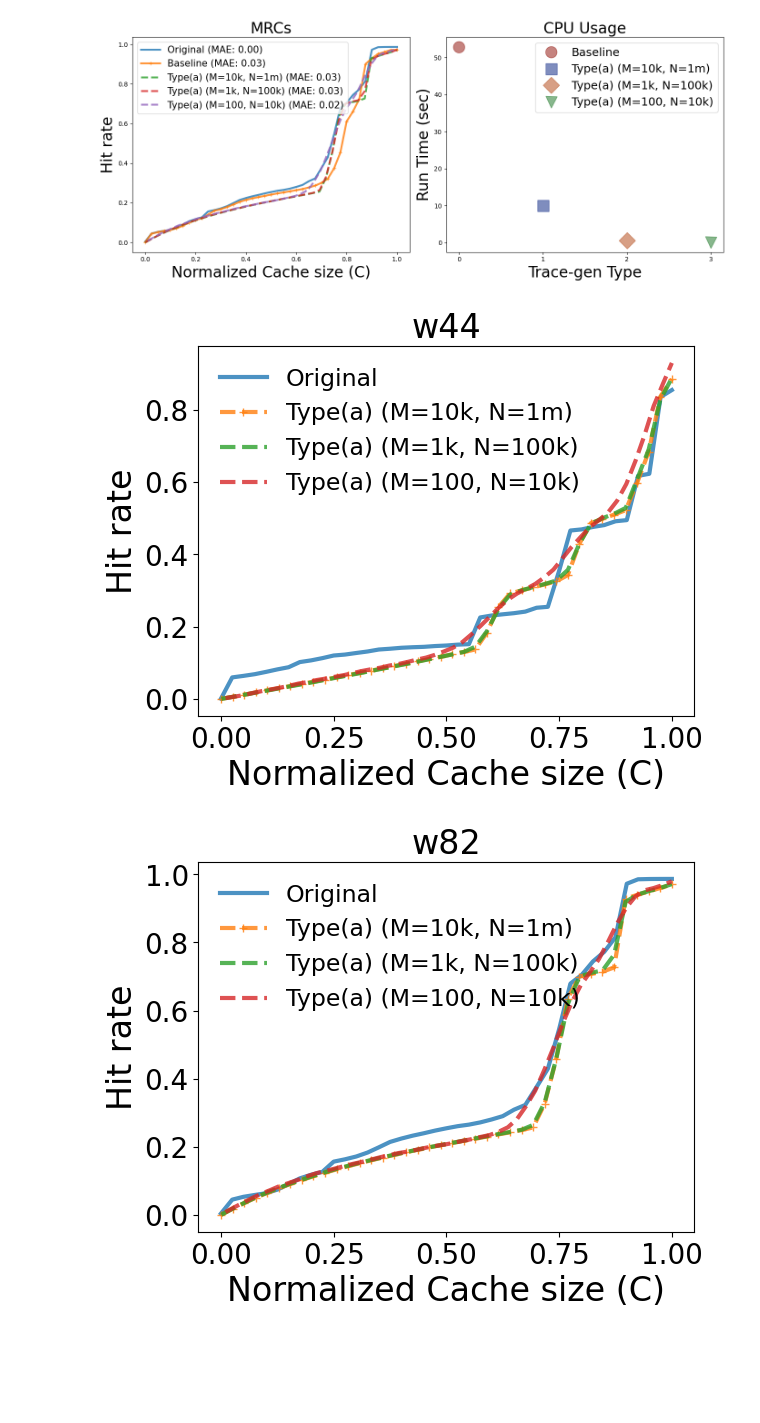
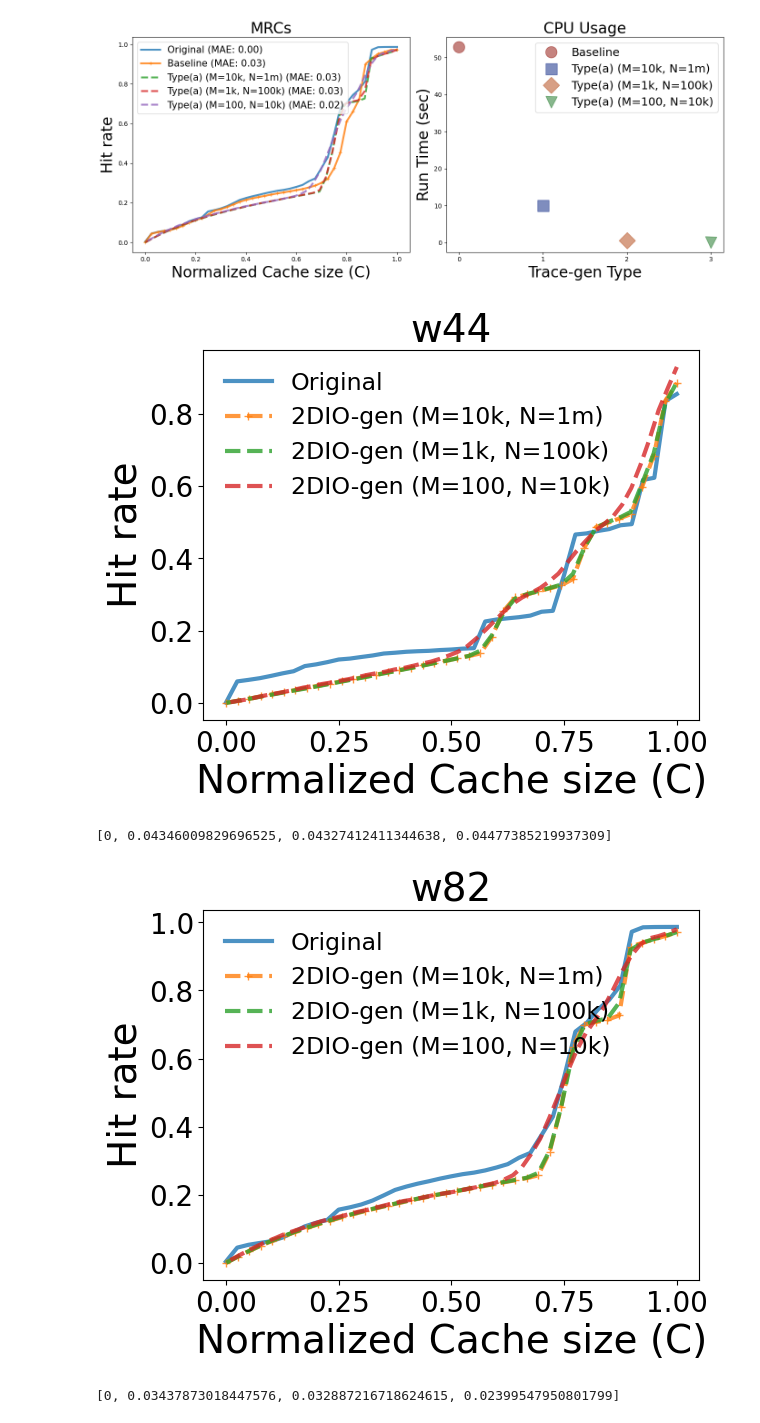
Before and after one commit to Effygal/trace-gen, a Jupyter notebook: performance.ipynb, the cells around one changed output. Saved outputs shown, nothing was run; the diff lists cells and outputs as text; code cells hidden in the pictures; blank space fills up the shorter version.

```diff
--- a/performance.ipynb
+++ b/performance.ipynb
@@ -39,7 +39,7 @@ def type_a_run(M, n, f, p_irm):
 def mrc(trace):
     M = len(set(trace))
     K = M // 20
-    c = np.arange(1, M, K//2)
+    c = np.arange(1, M, K)
     hr_lru = [tg.sim_lru(int(_c), trace, raw=True) for _c in c]
     return c, hr_lru
 
@@ -52,6 +52,8 @@ def calculate_error(reference, comparison):
     return np.mean(np.abs(reference - comparison))
 
 def plot_mrcs(cs, lrus, names, title, location='upper left'):
+    if 'v' in title:
+        title = title.replace('v', 'volume')
     cs_normalized = [c / c.max() for c in cs]
     palette = sns.color_palette()
     fig, ax = plt.subplots()
@@ -79,10 +81,10 @@ def plot_mrcs(cs, lrus, names, title, location='upper left'):
         label = f"{names[i]}"
         ax.plot(cs_normalized[i], lrus[i], linestyle + marker, label=label, linewidth=linewidth, color=palette[i], alpha=0.8)
 
-    ax.set_xlabel('Normalized Cache size (C)', fontsize=24)
-    ax.set_ylabel('Hit rate', fontsize=24)
-    ax.legend(loc=location, fontsize=17, framealpha=0)
-    ax.set_title(title, fontsize=24)
+    ax.set_xlabel('Normalized Cache size (C)', fontsize=28)
+    ax.set_ylabel('Hit rate', fontsize=28)
+    ax.legend(loc=location, fontsize=16, framealpha=0)
+    ax.set_title(title, fontsize=28)
     ax.tick_params(axis='both',  labelsize=20)
 
     ax.xaxis.set_major_formatter(ticker.ScalarFormatter())
@@ -90,3 +92,4 @@ def plot_mrcs(cs, lrus, names, title, location='upper left'):
     ax.xaxis.get_major_formatter().set_powerlimits((-1, 1))
 
     plt.show()
+    print(errors)
@@ -652,22 +660,24 @@ c_ta2_44 = np.loadtxt(f'../data/performance/w44_ta_100k_c.txt', dtype=np.int32)
 hr_ta2_44 = np.loadtxt(f'../data/performance/w44_ta_100k_hr.txt', dtype=np.float32)
 c_ta3_44 = np.loadtxt(f'../data/performance/w44_ta_1m_c.txt', dtype=np.int32)
 hr_ta3_44 = np.loadtxt(f'../data/performance/w44_ta_1m_hr.txt', dtype=np.float32)
-plot_mrcs([c_44, c_ta3_44, c_ta2_44, c_ta1_44], [hr_44, hr_ta3_44, hr_ta2_44, hr_ta1_44], ['Original', 'Type(a) (M=10k, N=1m)', 'Type(a) (M=1k, N=100k)', 'Type(a) (M=100, N=10k)'], 'w44', location='upper left')
+plot_mrcs([c_44, c_ta3_44, c_ta2_44, c_ta1_44], [hr_44, hr_ta3_44, hr_ta2_44, hr_ta1_44], ['Original', '2DIO-gen (M=10k, N=1m)', '2DIO-gen (M=1k, N=100k)', '2DIO-gen (M=100, N=10k)'], 'w44', location='upper left')
 # %% [output]
-[figure, old version]
+[figure, new version]
+[0, 0.04346009829696525, 0.04327412411344638, 0.04477385219937309]
 # %%
 c_82 = np.loadtxt(f'../data/performance/w82_c.txt', dtype=np.int32)
 hr_82 = np.loadtxt(f'../data/performance/w82_hr.txt', dtype=np.float32)
 # c_tb_82 = np.loadtxt(f'../data/performance/w82_tb_1m_c.txt', dtype=np.int32)
 # hr_tb_82 = np.loadtxt(f'../data/performance/w82_tb_1m_hr.txt', dtype=np.float32)
 # c_tbl_82 = np.loadtxt(f'../data/performance/w82_tb_len2_c.txt', dtype=np.int32)
 # hr_tbl_82 = np.loadtxt(f'../data/performance/w82_tb_len2_hr.txt', dtype=np.float32)
 c_ta1_82 = np.loadtxt(f'../data/performance/w82_ta_10k_c.txt', dtype=np.int32)
 hr_ta1_82 = np.loadtxt(f'../data/performance/w82_ta_10k_hr.txt', dtype=np.float32)
 c_ta2_82 = np.loadtxt(f'../data/performance/w82_ta_100k_c.txt', dtype=np.int32)
 hr_ta2_82 = np.loadtxt(f'../data/performance/w82_ta_100k_hr.txt', dtype=np.float32)
 c_ta3_82 = np.loadtxt(f'../data/performance/w82_ta_1m_c.txt', dtype=np.int32)
 hr_ta3_82 = np.loadtxt(f'../data/performance/w82_ta_1m_hr.txt', dtype=np.float32)
-plot_mrcs([c_82, c_ta3_82, c_ta2_82, c_ta1_82], [hr_82, hr_ta3_82, hr_ta2_82, hr_ta1_82], ['Original', 'Type(a) (M=10k, N=1m)', 'Type(a) (M=1k, N=100k)', 'Type(a) (M=100, N=10k)'], 'w82', location='upper left')
+plot_mrcs([c_82, c_ta3_82, c_ta2_82, c_ta1_82], [hr_82, hr_ta3_82, hr_ta2_82, hr_ta1_82], ['Original', '2DIO-gen (M=10k, N=1m)', '2DIO-gen (M=1k, N=100k)', '2DIO-gen (M=100, N=10k)'], 'w82', location='upper left')
 # %% [output]
-[figure, old version]
+[figure, new version]
+[0, 0.03437873018447576, 0.032887216718624615, 0.02399547950801799]
```
Also changed, not shown: parts of 31 cells of this notebook, 3 other files.
